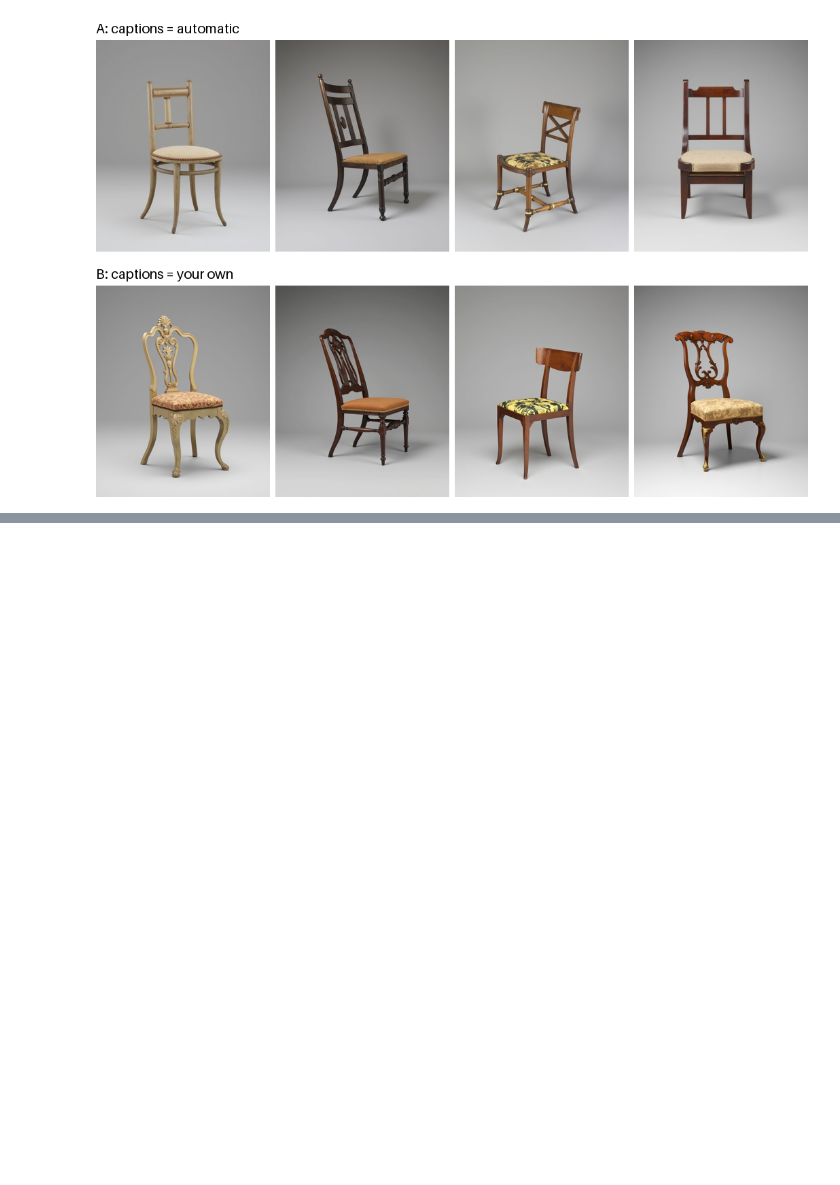
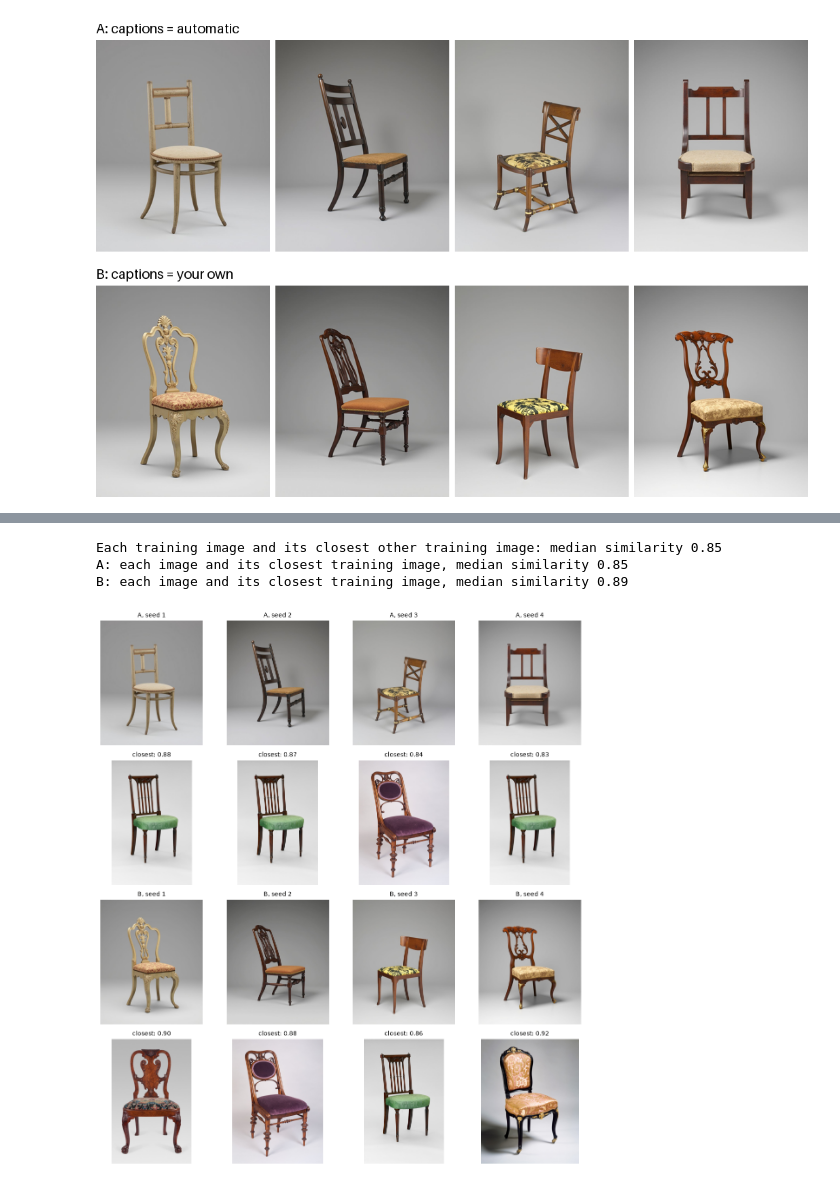
Before and after one commit to chuanenlin/mlfordesign, a Jupyter notebook: notebooks/week-05-train.ipynb, the cells around one changed output, grey strips where cells are left out. Drawn from its saved outputs; the diff is of its cells as text; code cells hidden in the pictures; blank space fills up the shorter version.

```diff
--- a/notebooks/week-05-train.ipynb
+++ b/notebooks/week-05-train.ipynb
@@ -201,0 +266,35 @@ prompt: a photo of MUSCHR, a side chair, museum object photograph on a plain gre
+# %%
+# DINOv2 is trained on images alone, and matches by how things look more closely than CLIP does.
+from transformers import AutoImageProcessor, AutoModel
+dproc = AutoImageProcessor.from_pretrained("facebook/dinov2-base")
+dino = AutoModel.from_pretrained("facebook/dinov2-base").to(dev).eval()
+
+def dino_embed(pics):
+    out = []
+    with torch.no_grad():
+        for i in range(0, len(pics), 8):
+            e = dino(**dproc(images=pics[i:i + 8], return_tensors="pt").to(dev)).pooler_output
+            out.append(torch.nn.functional.normalize(e, dim=-1).cpu().numpy())
+    return np.concatenate(out)
+
+DT = dino_embed(train_pics)
+TT = DT @ DT.T
+np.fill_diagonal(TT, -1)
+print(f"Each training image and its closest other training image: median similarity {np.median(TT.max(1)):.2f}")
+fig, axes = plt.subplots(4, len(SEEDS), figsize=(3 * len(SEEDS), 13), squeeze=False)
+for r, (label, pics) in enumerate(made.items()):
+    S = dino_embed(pics) @ DT.T
+    print(f"{label}: each image and its closest training image, median similarity {np.median(S.max(1)):.2f}")
+    for i, p in enumerate(pics):
+        j = int(S[i].argmax())
+        for k, (im, title) in enumerate([(p, f"{label}, seed {SEEDS[i]}"), (train_pics[j], f"closest: {S[i, j]:.2f}")]):
+            ax = axes[2 * r + k, i]
+            ax.imshow(im); ax.set_title(title, fontsize=10); ax.axis("off")
+plt.tight_layout()
+plt.savefig("closest.jpg", dpi=110)
+plt.show()
+# %% [output]
+Each training image and its closest other training image: median similarity 0.85
+A: each image and its closest training image, median similarity 0.85
+B: each image and its closest training image, median similarity 0.89
+[figure, added]
```
Also changed, not shown: parts of 4 cells of this notebook, 2 other files.
